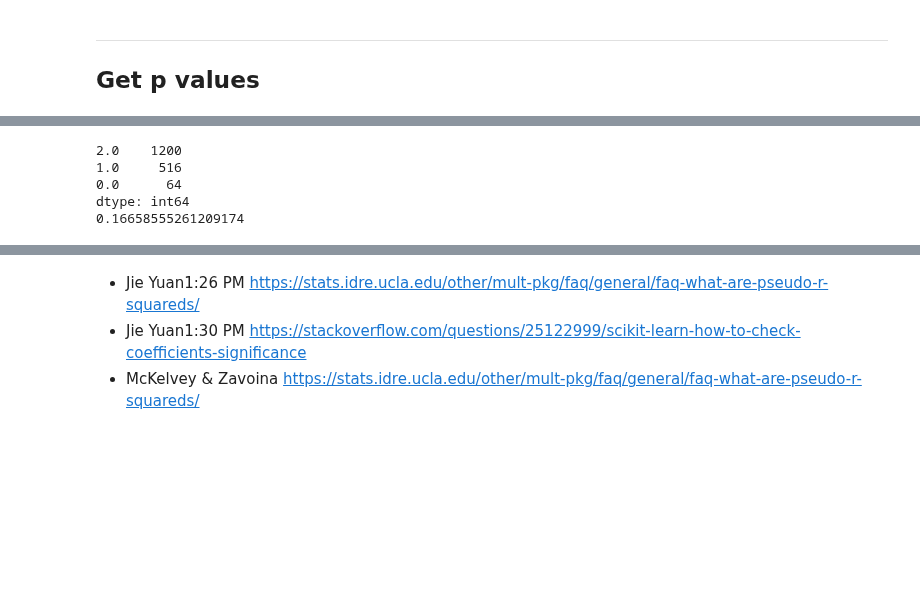
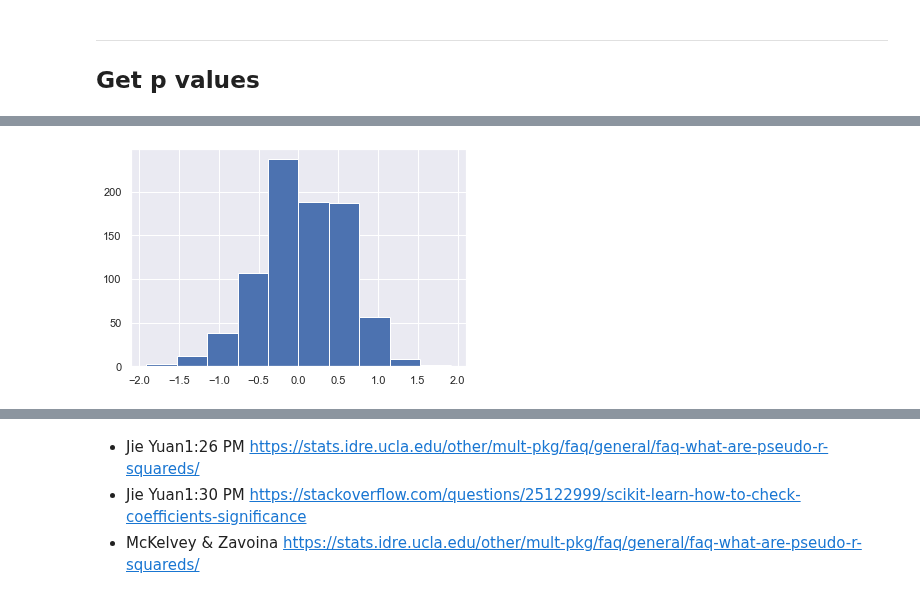
Before and after one commit to Unique-Divine/GANs-for-Genomics, a Jupyter notebook: Sandbox.ipynb, the cells around one changed output, grey strips where cells are left out. Drawn from its saved outputs; the diff is of its cells as text; code cells hidden in the pictures; blank space fills up the shorter version.

```diff
--- a/Sandbox.ipynb
+++ b/Sandbox.ipynb
@@ -180,15 +239,4 @@ except KeyboardInterrupt:
-# %%
-# compare with statsmodels
-import statsmodels.api as sm
-# print(sm.add_constant(x))
-
-# print(pd.Series(sm.add_constant(x)[:, 1]).value_counts())
-
-sm_model = sm.Logit(Y, sm.add_constant(x)).fit(disp=0)
-print(sm_model.pvalues[1])
-# %% [output]
-2.0    1200
-1.0     516
-0.0      64
-dtype: int64
-0.16658555261209174
+# %%
+plt.hist(coefs);
+# %% [output]
+[figure, added]
```
Also changed, not shown: parts of 13 cells of this notebook.
